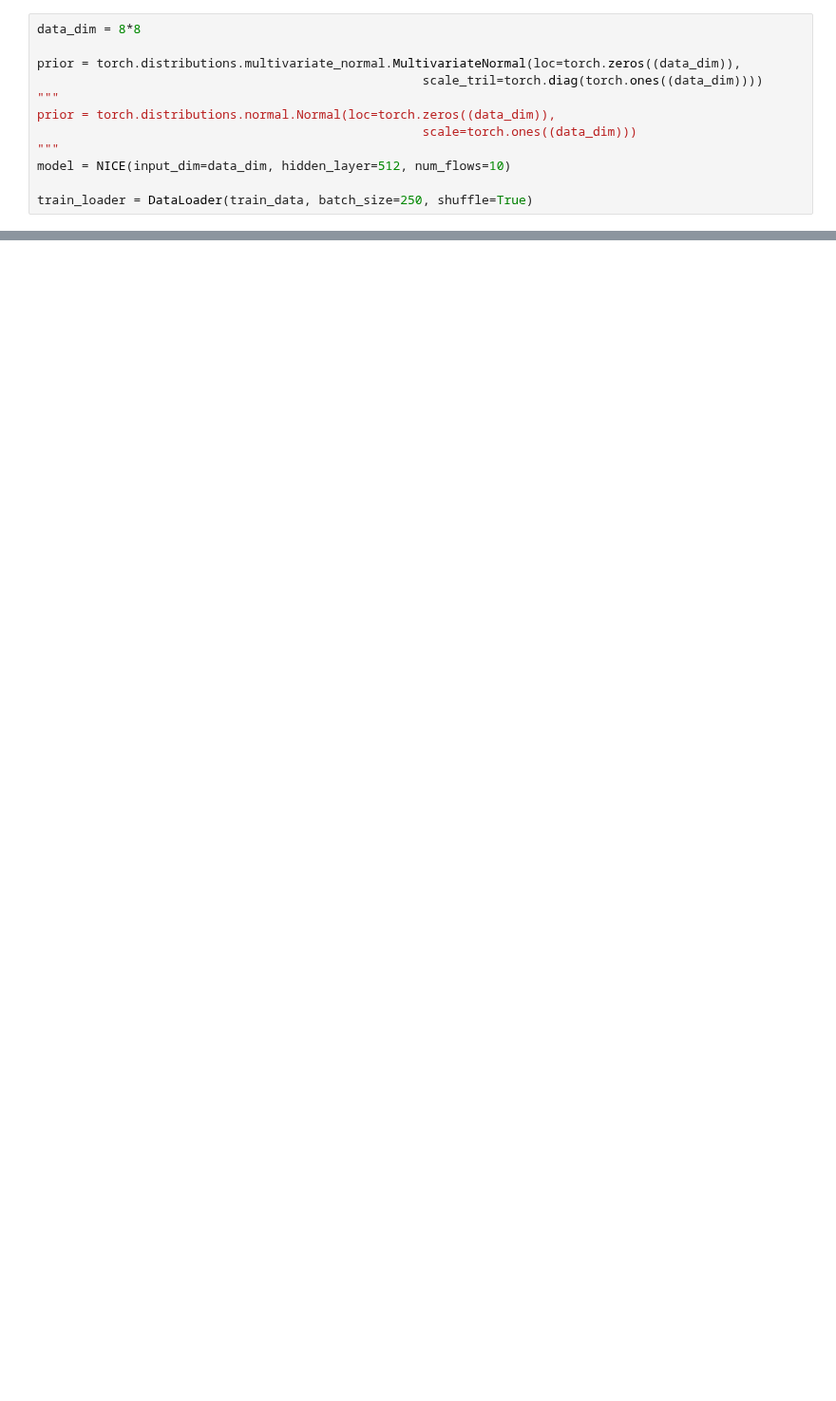
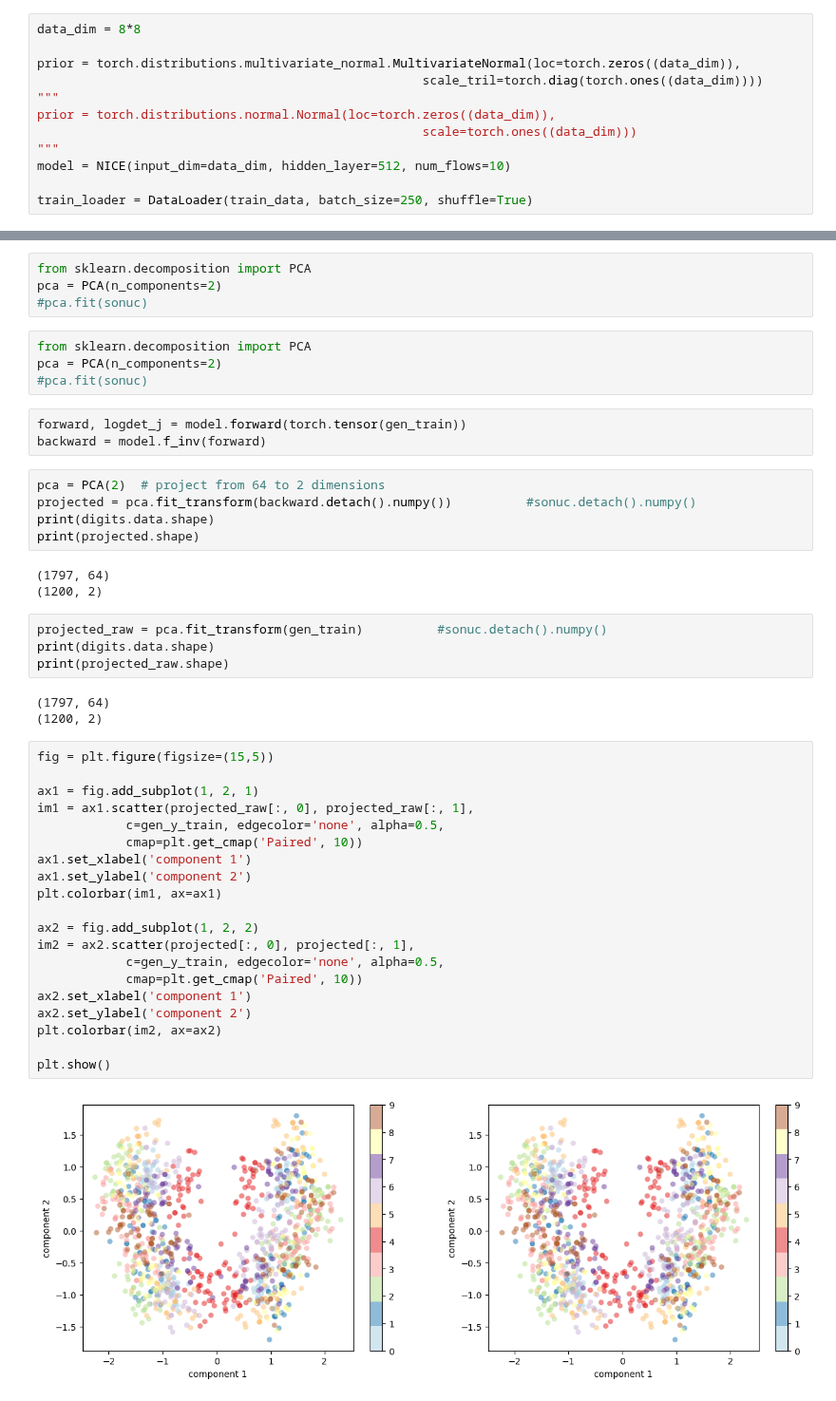
Before and after one commit to tayfununal/PyTorch, a Jupyter notebook: 01_nice_rot_data.ipynb, the cells around one changed output, grey strips where cells are left out. Shown at 95% size. Drawn from its saved outputs; the diff is of its cells as text; blank space fills up the shorter version.

```diff
--- a/01_nice_rot_data.ipynb
+++ b/01_nice_rot_data.ipynb
@@ -254,0 +255,48 @@ fig.show()
+# %%
+from sklearn.decomposition import PCA
+pca = PCA(n_components=2)
+#pca.fit(sonuc)
+# %%
+from sklearn.decomposition import PCA
+pca = PCA(n_components=2)
+#pca.fit(sonuc)
+# %%
+forward, logdet_j = model.forward(torch.tensor(gen_train))
+backward = model.f_inv(forward)
+# %%
+pca = PCA(2)  # project from 64 to 2 dimensions
+projected = pca.fit_transform(backward.detach().numpy())          #sonuc.detach().numpy()
+print(digits.data.shape)
+print(projected.shape)
+# %% [output]
+(1797, 64)
+(1200, 2)
+# %%
+projected_raw = pca.fit_transform(gen_train)          #sonuc.detach().numpy()
+print(digits.data.shape)
+print(projected_raw.shape)
+# %% [output]
+(1797, 64)
+(1200, 2)
+# %%
+fig = plt.figure(figsize=(15,5))
+
+ax1 = fig.add_subplot(1, 2, 1)
+im1 = ax1.scatter(projected_raw[:, 0], projected_raw[:, 1],
+            c=gen_y_train, edgecolor='none', alpha=0.5,
+            cmap=plt.get_cmap('Paired', 10))
+ax1.set_xlabel('component 1')
+ax1.set_ylabel('component 2')
+plt.colorbar(im1, ax=ax1)
+
+ax2 = fig.add_subplot(1, 2, 2)
+im2 = ax2.scatter(projected[:, 0], projected[:, 1],
+            c=gen_y_train, edgecolor='none', alpha=0.5,
+            cmap=plt.get_cmap('Paired', 10))
+ax2.set_xlabel('component 1')
+ax2.set_ylabel('component 2')
+plt.colorbar(im2, ax=ax2)
+
+plt.show()
+# %% [output]
+[figure, added]
```
Also changed, not shown: parts of 6 cells of this notebook.
